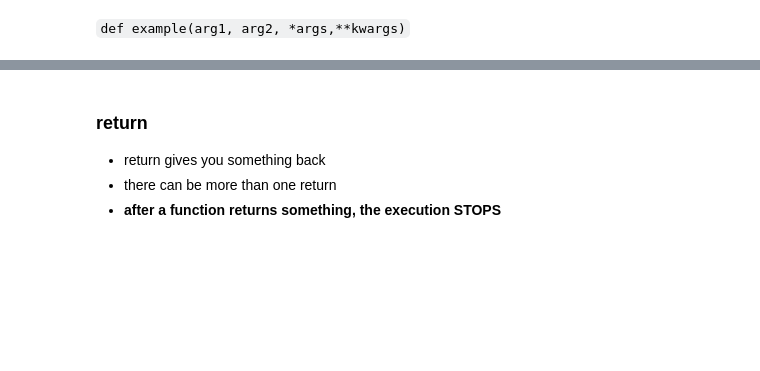
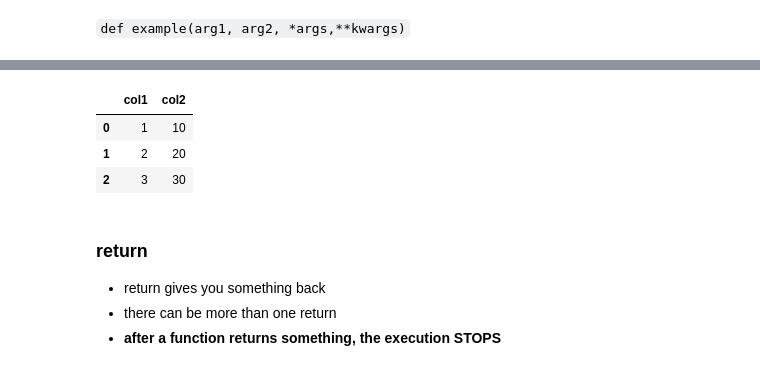
Before and after one commit to Ironhack-data-bcn-january-2024/lectures, a Jupyter notebook: week-1/4.1- Functions.ipynb, the cells around one changed output, grey strips where cells are left out. Saved outputs shown, nothing was run; the diff lists cells and outputs as text; code cells hidden in the pictures; blank space fills up the shorter version.

```diff
--- a/week-1/4.1- Functions.ipynb
+++ b/week-1/4.1- Functions.ipynb
@@ -445,3 +805,15 @@ In Python, the special parameter `*args` in a function is used to optionally pas
+# %%
+import pandas as pd
+
+dict_ = {"col1": [1, 2, 3], "col2": [10, 20, 30]}
+# %%
+df_3 = pd.DataFrame(dict_)
+df_3
+# %% [output]
+|  | col1 | col2 |
+| 0 | 1 | 10 |
+| 1 | 2 | 20 |
+| 2 | 3 | 30 |
 # %% [markdown]
 ### return
 
```
Also changed, not shown: parts of 85 cells of this notebook.
